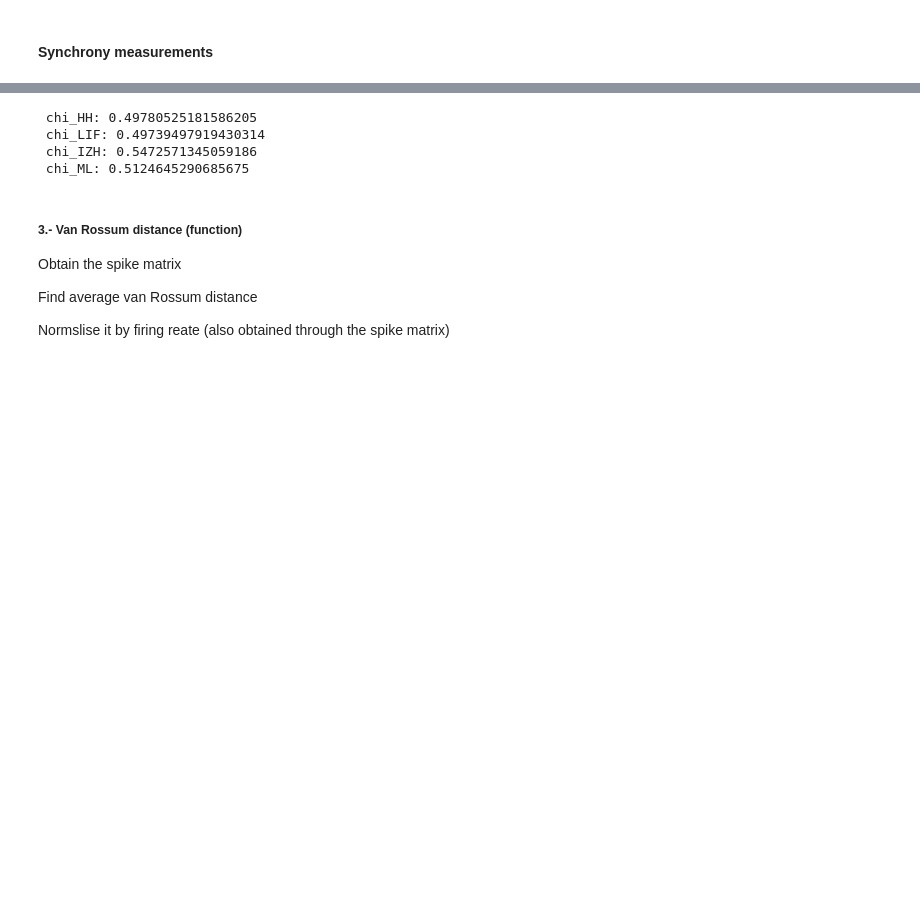
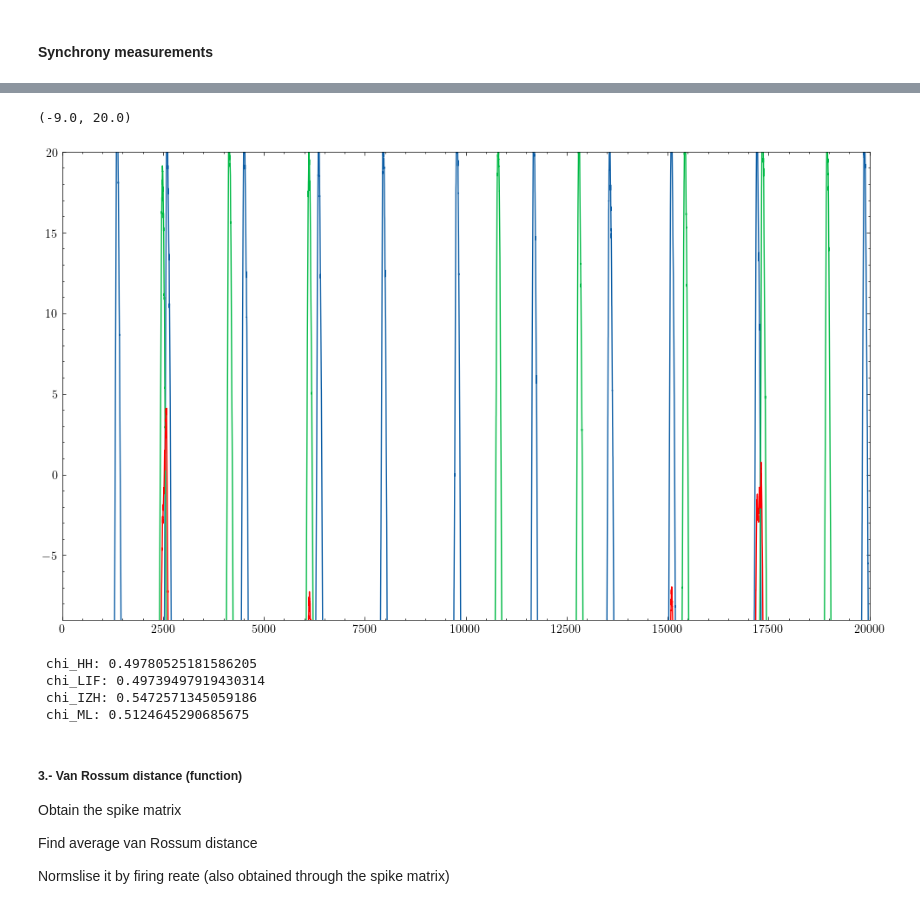
Before and after one commit to Sir-Bip-Bop/Gap-Junction-Coupling-Studies, a Jupyter notebook: synchrony.ipynb, the cells around one changed output, grey strips where cells are left out. Cells and saved outputs as stored; diff of their text form; code cells hidden in the pictures; blank space fills up the shorter version.

```diff
--- a/synchrony.ipynb
+++ b/synchrony.ipynb
@@ -139,0 +137,5 @@ Count the number of peaks
+# %%
+mean_voltage_HH = np.mean(data_HH,axis=1)
+mean_voltage_IF = np.mean(data_IF,axis=1)
+mean_voltage_IZH = np.mean(data_Ish,axis=1)
+mean_voltage_ML = np.mean(data_ML,axis=1)
@@ -140 +151,12 @@ Count the number of peaks
+# %%
+
+plt.plot(data_ML[:,0])
+plt.plot(data_ML[:,1])
+plt.plot(mean_voltage_ML, color = 'red')
+
+plt.xlim(0,20000)
+plt.ylim(-9,20)
+# %% [output]
+(-9.0, 20.0)
+[figure, added]
 # %%
```
Also changed, not shown: parts of 12 cells of this notebook, 2 other files.
